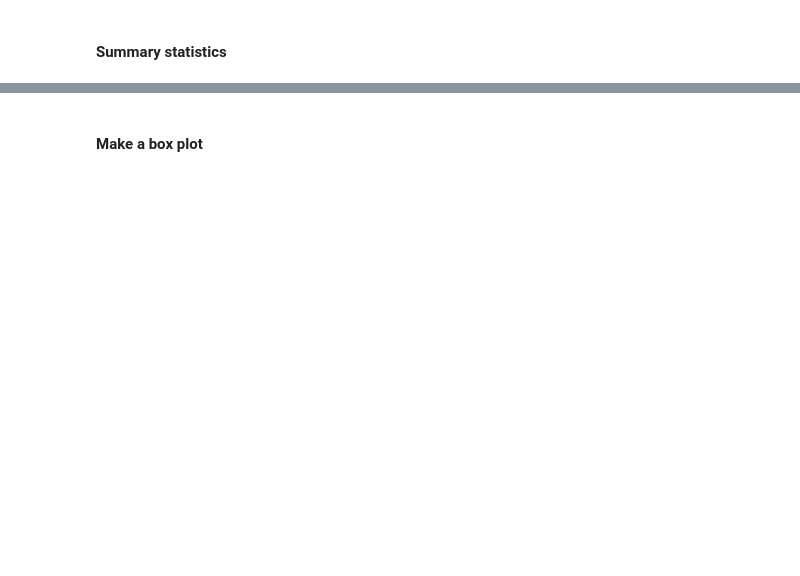
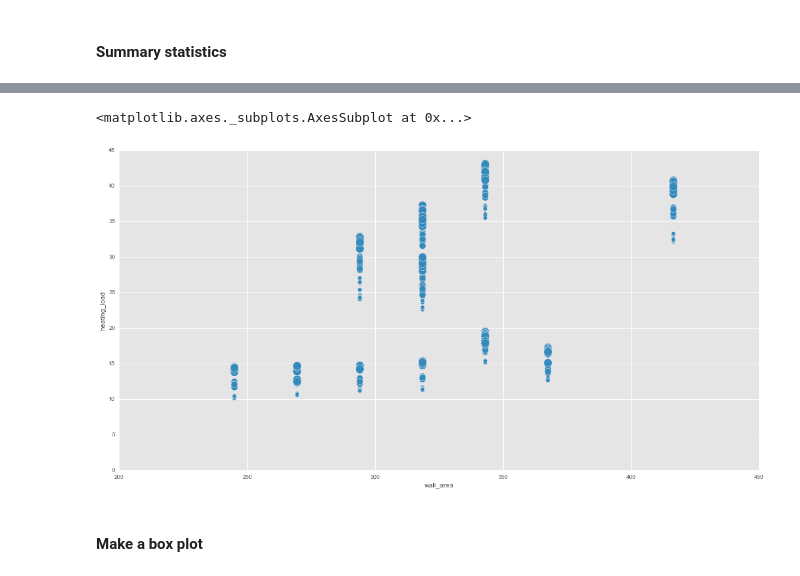
Before and after one commit to rebeccabilbro/viz, a Jupyter notebook: seaborn/energy_viz.ipynb, the cells around one changed output, grey strips where cells are left out. Drawn from its saved outputs; the diff is of its cells as text; code cells hidden in the pictures; blank space fills up the shorter version.

```diff
--- a/seaborn/energy_viz.ipynb
+++ b/seaborn/energy_viz.ipynb
@@ -47,2 +87,7 @@ energy.describe()
+# %%
+energy.plot(kind='scatter', x='wall_area', y='heating_load', s=energy['glazing_area']*500,figsize=[20,10])
+# %% [output]
+<matplotlib.axes._subplots.AxesSubplot at 0x...>
+[figure, added]
 # %% [markdown]
 #### Make a box plot
```
Also changed, not shown: parts of 37 cells of this notebook.
